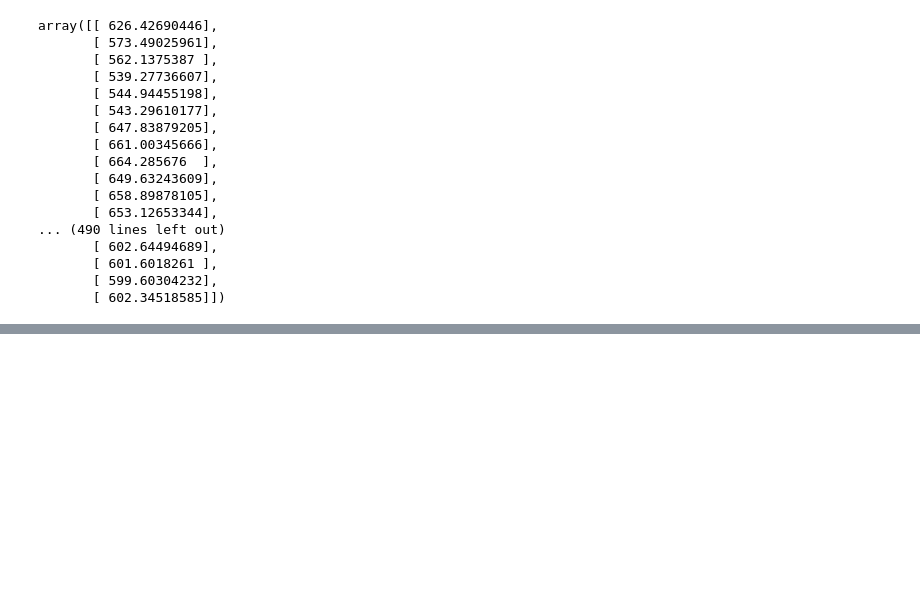
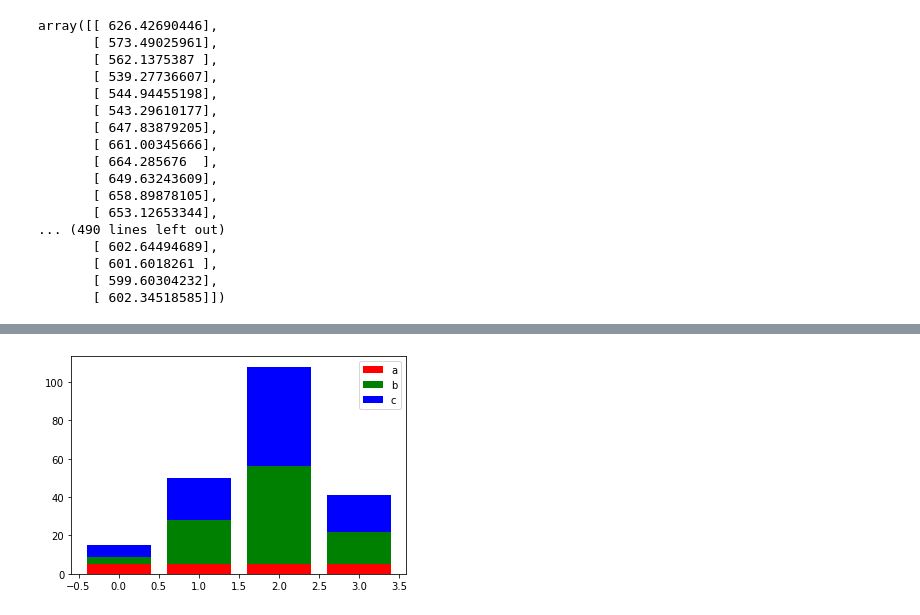
Before and after one commit to soxxun/python, a Jupyter notebook: 20220223/20220223.ipynb, the cells around one changed output, grey strips where cells are left out. Saved outputs shown, nothing was run; the diff lists cells and outputs as text; code cells hidden in the pictures; blank space fills up the shorter version.

```diff
--- a/20220223/20220223.ipynb
+++ b/20220223/20220223.ipynb
@@ -215,0 +250,9 @@ plt.show()
+# %%
+# 누적 막대 그래프
+color_list = ['r','g','b']
+data_label = ['a','b','c']
+x = np.arange(data.shape[1])
+data = np.array([
+    [5,5,5,5],[4,23,51,17],[6,22,52,19]
+]
+)
@@ -215,0 +270,11 @@ plt.show()
+# %%
+for i in range(3):
+    plt.bar(x, data[i],
+            bottom = np.sum( data[:i],axis=0),
+            color = color_list[i],
+            label = data_label[i]
+        )
+plt.legend()
+plt.show()
+# %% [output]
+[figure, added]
```
Also changed, not shown: parts of 30 cells of this notebook.
